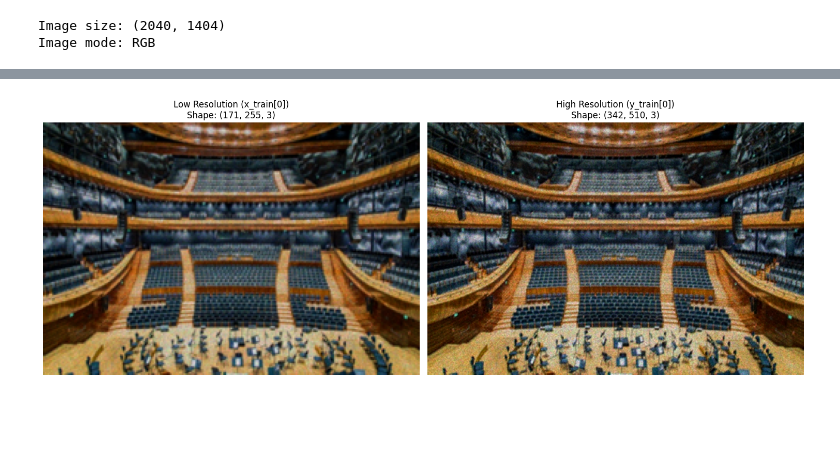
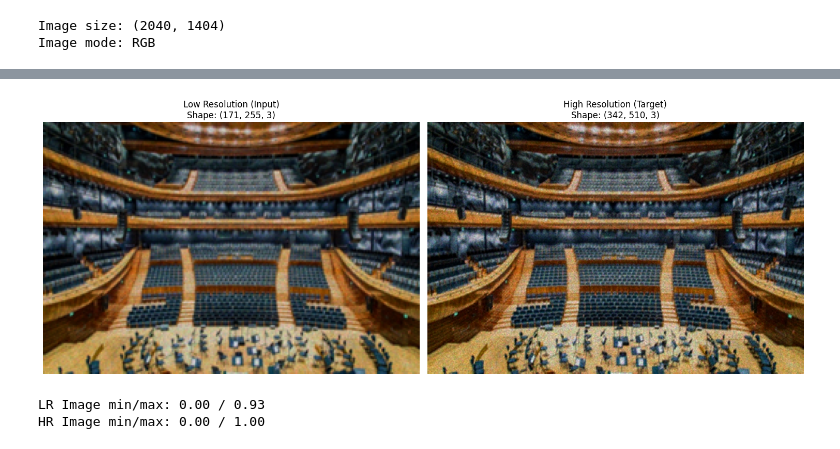
Before and after one commit to hovak101/SuperRes, a Jupyter notebook: main.ipynb, the cells around one changed output, grey strips where cells are left out. Cells and saved outputs as stored; diff of their text form; code cells hidden in the pictures; blank space fills up the shorter version.

```diff
--- a/main.ipynb
+++ b/main.ipynb
@@ -131,20 +135,32 @@ y_train[0] shape: (342, 510, 3)
 # %%
 # Display the first training image (LR and HR side by side)
 import matplotlib.pyplot as plt
 
-fig, axes = plt.subplots(1, 2, figsize=(15, 6))
+# Get one batch from the dataset
+for lr_batch, hr_batch in train_dataset.take(1):
+    # Get the first (and only) image from the batch
+    lr_image = lr_batch[0]
+    hr_image = hr_batch[0]
 
-# Display LR image
-axes[0].imshow(x_train[0])
-axes[0].set_title(f'Low Resolution (x_train[0])\nShape: {x_train[0].shape}')
-axes[0].axis('off')
+    # --- Plotting ---
+    fig, axes = plt.subplots(1, 2, figsize=(15, 6))
 
-# Display HR image
-axes[1].imshow(y_train[0])
-axes[1].set_title(f'High Resolution (y_train[0])\nShape: {y_train[0].shape}')
-axes[1].axis('off')
+    # Display LR image
+    axes[0].imshow(lr_image)
+    axes[0].set_title(f'Low Resolution (Input)\nShape: {lr_image.shape}')
+    axes[0].axis('off')
 
-plt.tight_layout()
-plt.show()
+    # Display HR image
+    axes[1].imshow(hr_image)
+    axes[1].set_title(f'High Resolution (Target)\nShape: {hr_image.shape}')
+    axes[1].axis('off')
+
+    plt.tight_layout()
+    plt.show()
+
+    print(f"LR Image min/max: {lr_image.numpy().min():.2f} / {lr_image.numpy().max():.2f}")
+    print(f"HR Image min/max: {hr_image.numpy().min():.2f} / {hr_image.numpy().max():.2f}")
 # %% [output]
-[figure, old version]
+[figure, new version]
+LR Image min/max: 0.00 / 0.93
+HR Image min/max: 0.00 / 1.00
```
Also changed, not shown: parts of 6 cells of this notebook, 1 other file.
